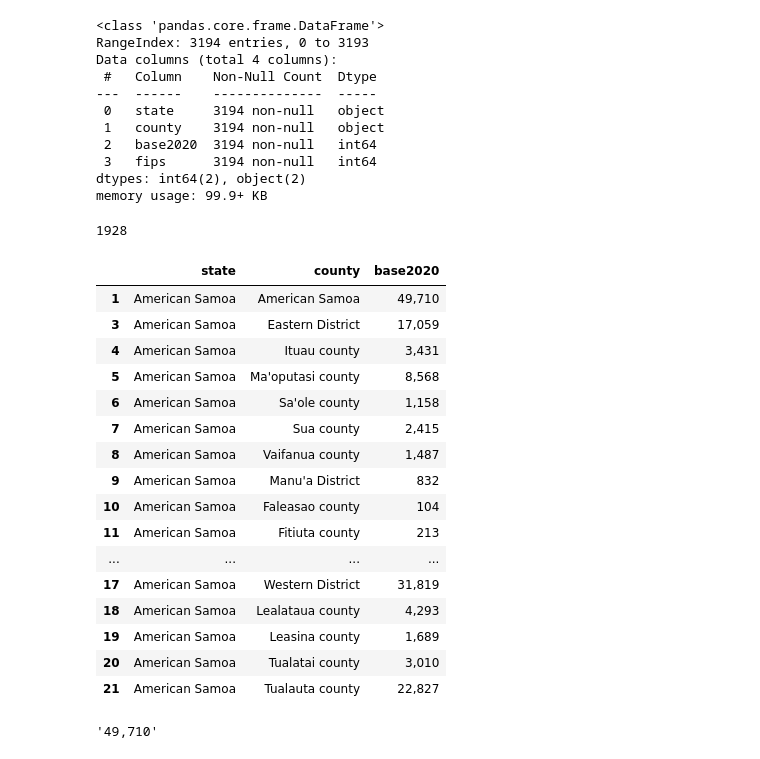
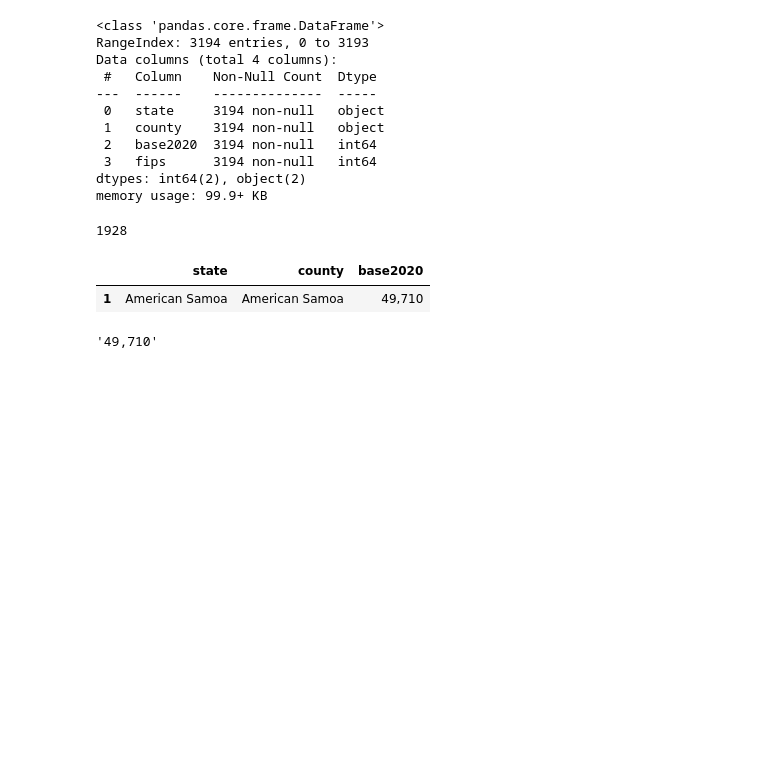
Before and after one commit to cskimm01/NYT_COV_visualize, a Jupyter notebook: star_schema_build.ipynb, the cells around one changed output. Cells and saved outputs as stored; diff of their text form; code cells hidden in the pictures; blank space fills up the shorter version.

```diff
--- a/star_schema_build.ipynb
+++ b/star_schema_build.ipynb
@@ -290,40 +290,27 @@ def index_finder(df,column,value):
 # %%
 # import Samoa table
 df_samoa = (pd.read_csv(covid_case_files[2],
                         encoding='latin-1',
                         skiprows=3,
                         header=0,
+                        # nrows=3, # pull only the total population
                         usecols=['Geographic area','2020'])
             .dropna(axis=1,how='all')
             .dropna(axis=0,how='any')
-            .rename(columns={'Geographic area':'county', '2020':'base2020'}))
+            .rename(columns={'Geographic area':'county', '2020':'base2020'})
+            )
 
 df_samoa['state'] = 'American Samoa'
 df_samoa = df_samoa.reindex(columns=['state', 'county', 'base2020'])
 
-df_samoa.at[16,'county'] = "Swain's Island"
-df_samoa.at[15,'county'] = 'Rose Atoll (Rose Island)'
+# df_samoa.at[16,'county'] = "Swain's Island"
+# df_samoa.at[15,'county'] = 'Rose Atoll (Rose Island)'
 
 #df_samoa = df_samoa.reindex(columns=['county', '2020'])
 df_samoa
 # %% [output]
 |  | state | county | base2020 |
 | 1 | American Samoa | American Samoa | 49,710 |
-| 3 | American Samoa | Eastern District | 17,059 |
-| 4 | American Samoa | Ituau county | 3,431 |
-| 5 | American Samoa | Ma'oputasi county | 8,568 |
-| 6 | American Samoa | Sa'ole county | 1,158 |
-| 7 | American Samoa | Sua county | 2,415 |
-| 8 | American Samoa | Vaifanua county | 1,487 |
-| 9 | American Samoa | Manu'a District | 832 |
-| 10 | American Samoa | Faleasao county | 104 |
-| 11 | American Samoa | Fitiuta county | 213 |
-| ... | ... | ... | ... |
-| 17 | American Samoa | Western District | 31,819 |
-| 18 | American Samoa | Lealataua county | 4,293 |
-| 19 | American Samoa | Leasina county | 1,689 |
-| 20 | American Samoa | Tualatai county | 3,010 |
-| 21 | American Samoa | Tualauta county | 22,827 |
 # %%
 #######
 # index_finder(df_samoa,'county', "Swain's Island")
```
Also changed, not shown: parts of 5 cells of this notebook, 5 other files.
